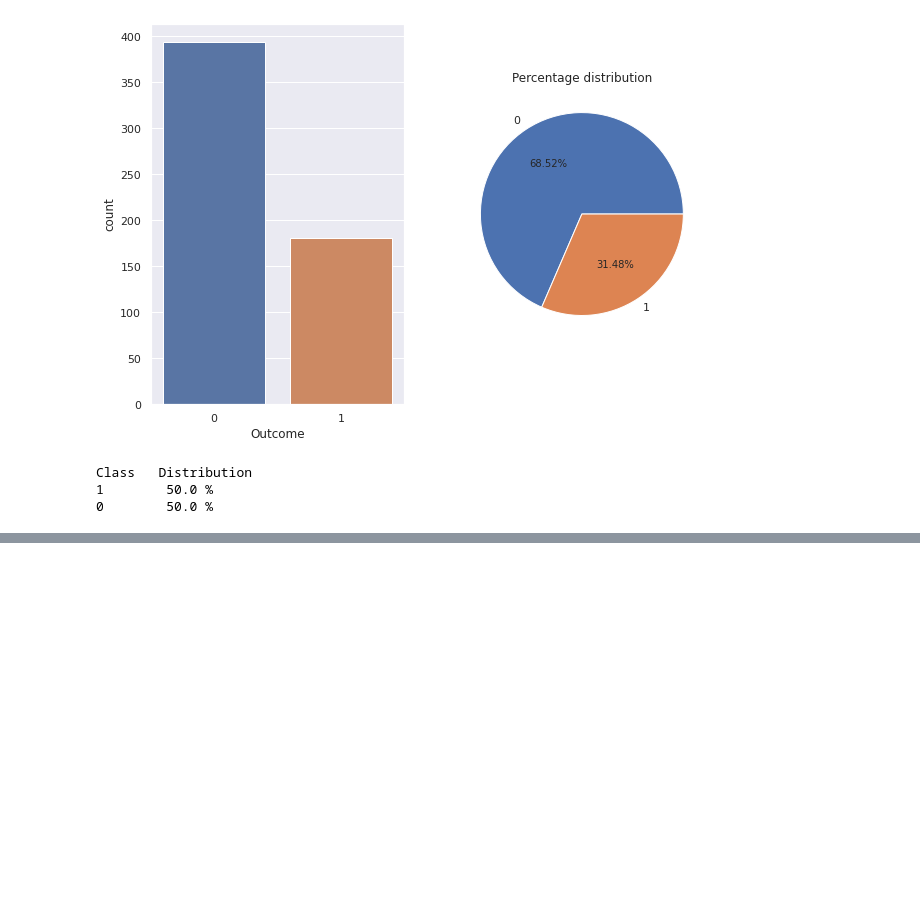
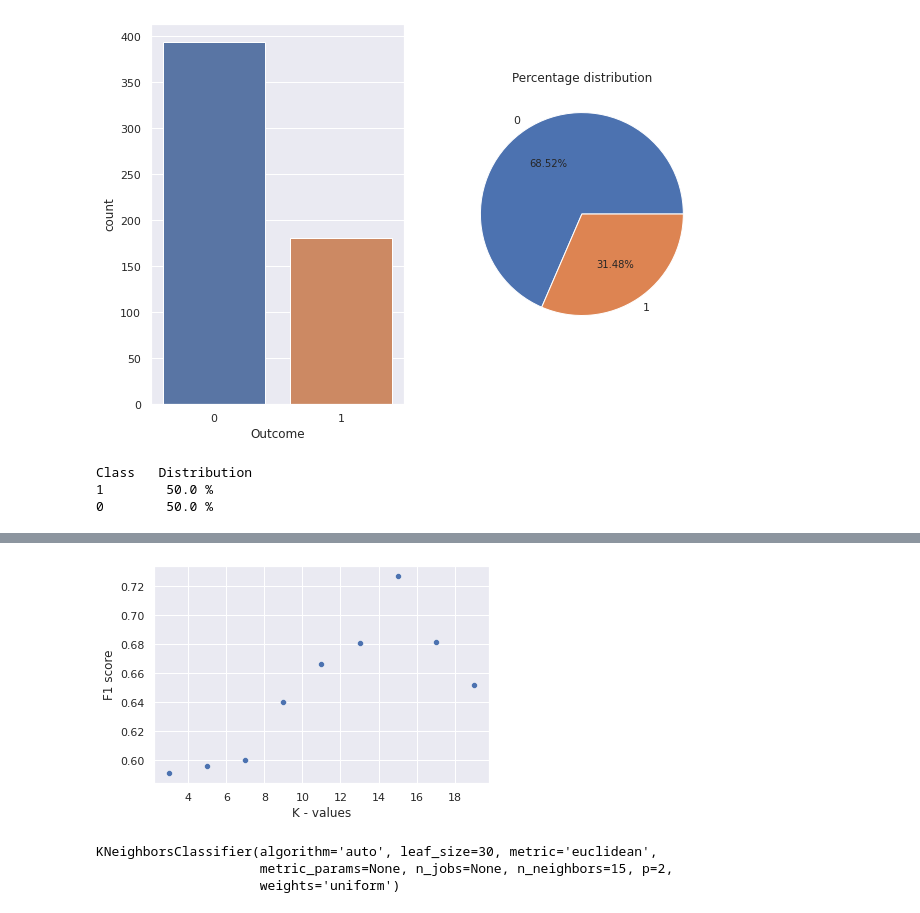
Before and after one commit to guptaShourya/DiabetesDetection, a Jupyter notebook: DiabetesDetection.ipynb, the cells around one changed output, grey strips where cells are left out. Cells and saved outputs as stored; diff of their text form; code cells hidden in the pictures; blank space fills up the shorter version.

Commit message:
Apply Machine Learning

```diff
--- a/DiabetesDetection.ipynb
+++ b/DiabetesDetection.ipynb
@@ -115,7 +144,7 @@ plt.show() # display plot
 def impute(data, input_columns, column):
   #using simple imputer method
   imputer = datawig.SimpleImputer(
-      input_columns = ip_columns, # use ip_columns for imputation
+      input_columns = input_columns, # use ip_columns for imputation
       output_column = column
   )
 
@@ -187,3 +211,14 @@ print('Class \tDistribution\n1\t', len(Ytrain[Ytrain==1])/len(Ytrain)*100, '% \n
 Class   Distribution
 1        50.0 %
 0        50.0 %
+# %%
+scaler = StandardScaler() #scaler processor
+
+Xtrain = scaler.fit_transform(Xtrain) #Standardize features by removing the mean and scaling to unit variance
+Xtest = scaler.transform(Xtest) #apply standardisation to test data
+# %%
+params = {'C' : [0.0001, 0.0003, 0.0005, 0.001, 0.003, 0.005, 0.01, 0.03, 0.05, 0.1, 0.3, 0.5]} # values of C parameter in LR to try for
+
+clf_lr = GridSearchCV(LogisticRegression(), params) # Logistic Regression
+
+clf_lr.fit(Xtrain, Ytrain) # train LR model
@@ -189,0 +240,29 @@ Class   Distribution
+# %%
+def getF1Score(clf, Ytest, Xtest):
+  return f1_score(Ytest, clf.predict(Xtest))
+# %%
+knn_au_y = [] # to store k values
+knn_au_x = [] # to store AUPRC score corresponding to k values
+
+# loop over every odd integer from 3 to 21 and use it as n_neighbors in Knn
+for k in range(3, 21, 2):
+  clf = KNeighborsClassifier(n_neighbors=k, metric='euclidean') #set up KNN model
+  clf.fit(Xtrain, Ytrain) #fit model
+  knn_au_y.append(getF1Score(clf, Ytest, Xtest)) #append AUPRC score
+  knn_au_x.append(k) #append K value
+
+sns.scatterplot(x = knn_au_x, y = knn_au_y) #scatterplot
+
+plt.ylabel("F1 score") # label y-axis 'AUPRC score'
+plt.xlabel("K - values") # label x-axis 'Algorithms'
+
+plt.show() # display plot
+# %% [output]
+[figure, added]
+# %%
+clf_knn = KNeighborsClassifier(n_neighbors=15, metric='euclidean') # using K = 15
+clf_knn.fit(Xtrain, Ytrain) #fit model
+# %% [output]
+KNeighborsClassifier(algorithm='auto', leaf_size=30, metric='euclidean',
+                     metric_params=None, n_jobs=None, n_neighbors=15, p=2,
+                     weights='uniform')
```
Also changed, not shown: parts of 9 cells of this notebook.
